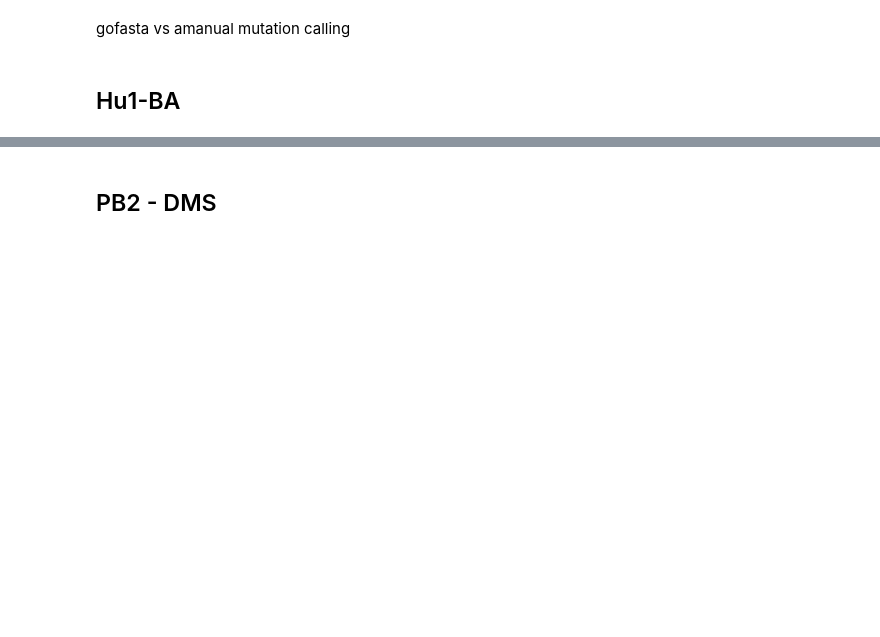
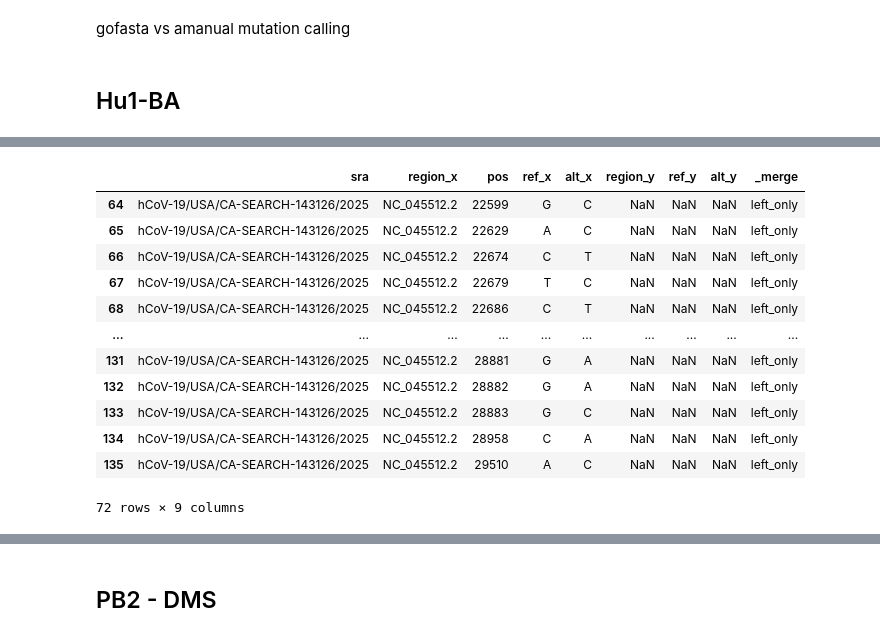
Before and after one commit to yutiachen5/bjorn_rep, a Jupyter notebook: output/sanity_check.ipynb, the cells around one changed output, grey strips where cells are left out. Cells and saved outputs as stored; diff of their text form; code cells hidden in the pictures; blank space fills up the shorter version.

```diff
--- a/output/sanity_check.ipynb
+++ b/output/sanity_check.ipynb
@@ -101,3 +80,22 @@ pos_mismatch.sort_values(by=["gap"], ascending=False)
+# %%
+tmp1 = hu1_gofasta.loc[(hu1_gofasta["sra"] == 'hCoV-19/USA/CA-SEARCH-143126/2025') & (~hu1_gofasta["alt"].isin(ambiguous_nuc)), :]
+tmp2 = hu1_manual.loc[(hu1_manual["sra"] == 'hCoV-19/USA/CA-SEARCH-143126/2025') & (~hu1_manual["alt"].isin(ambiguous_nuc)), :]
+m = pd.merge(tmp1, tmp2, on=["sra", "pos"], how="outer", indicator=True)
+m[m["_merge"] != "both"]
+# %% [output]
+|  | sra | region_x | pos | ref_x | alt_x | region_y | ref_y | alt_y | _merge |
+| 64 | hCoV-19/USA/CA-SEARCH-143126/2025 | NC_045512.2 | 22599 | G | C | NaN | NaN | NaN | left_only |
+| 65 | hCoV-19/USA/CA-SEARCH-143126/2025 | NC_045512.2 | 22629 | A | C | NaN | NaN | NaN | left_only |
+| 66 | hCoV-19/USA/CA-SEARCH-143126/2025 | NC_045512.2 | 22674 | C | T | NaN | NaN | NaN | left_only |
+| 67 | hCoV-19/USA/CA-SEARCH-143126/2025 | NC_045512.2 | 22679 | T | C | NaN | NaN | NaN | left_only |
+| 68 | hCoV-19/USA/CA-SEARCH-143126/2025 | NC_045512.2 | 22686 | C | T | NaN | NaN | NaN | left_only |
+| ... | ... | ... | ... | ... | ... | ... | ... | ... | ... |
+| 131 | hCoV-19/USA/CA-SEARCH-143126/2025 | NC_045512.2 | 28881 | G | A | NaN | NaN | NaN | left_only |
+| 132 | hCoV-19/USA/CA-SEARCH-143126/2025 | NC_045512.2 | 28882 | G | A | NaN | NaN | NaN | left_only |
+| 133 | hCoV-19/USA/CA-SEARCH-143126/2025 | NC_045512.2 | 28883 | G | C | NaN | NaN | NaN | left_only |
+| 134 | hCoV-19/USA/CA-SEARCH-143126/2025 | NC_045512.2 | 28958 | C | A | NaN | NaN | NaN | left_only |
+| 135 | hCoV-19/USA/CA-SEARCH-143126/2025 | NC_045512.2 | 29510 | A | C | NaN | NaN | NaN | left_only |
+72 rows × 9 columns
 # %%
 tmp1 = hu1_gofasta.loc[hu1_gofasta["sra"] == "hCoV-19/USA/CA-SEARCH-63567/2021", ]
 tmp2 = hu1_manual.loc[(hu1_manual["sra"] == "hCoV-19/USA/CA-SEARCH-63567/2021") & (hu1_manual["alt"] != 'N'), ]
```
Also changed, not shown: parts of 12 cells of this notebook, 14 other files.
